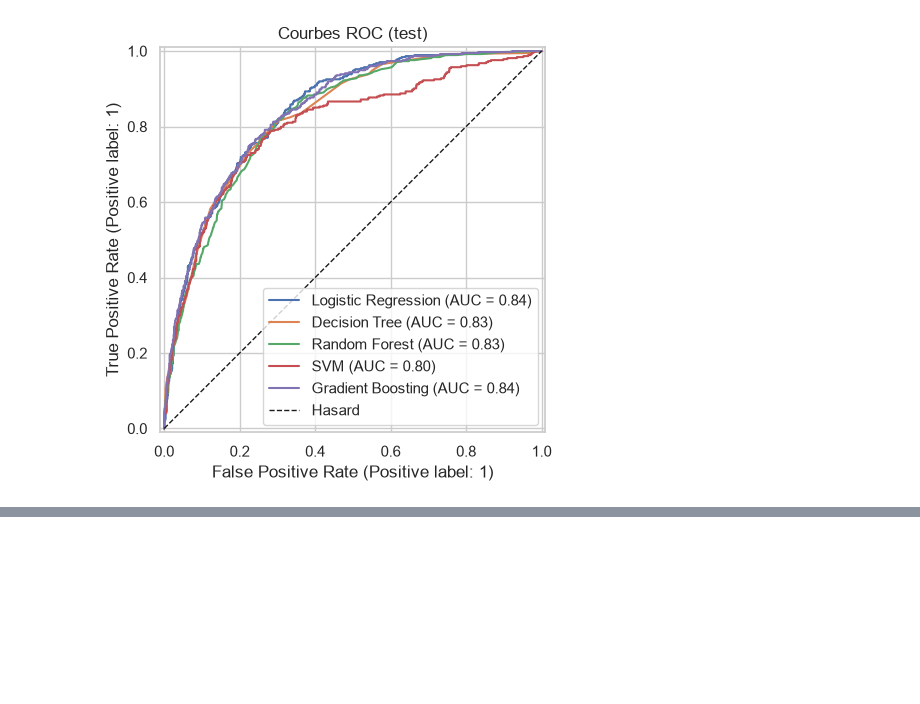
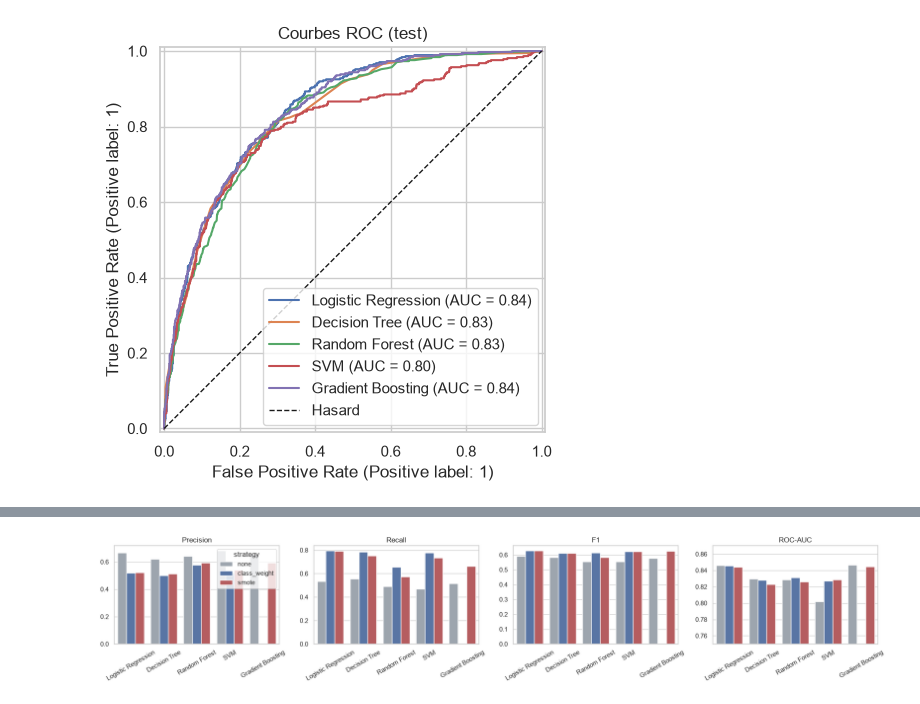
Before and after one commit to mohamed-elhamdaoui/Telecom-Churn-ML, a Jupyter notebook: notebooks/03_classification_5_modeles.ipynb, the cells around one changed output, grey strips where cells are left out. Cells and saved outputs as stored; diff of their text form; code cells hidden in the pictures; blank space fills up the shorter version.

```diff
--- a/notebooks/03_classification_5_modeles.ipynb
+++ b/notebooks/03_classification_5_modeles.ipynb
@@ -125,0 +204,12 @@ plot_roc(fitted, X_test, y_test)
+# %%
+rows = []
+for name in MODEL_NAMES:
+    res = cv_scores(build_pipeline(name, "smote"), X_train, y_train, cv)
+    res["model"] = name
+    rows.append(res)
+cv_smote = pd.DataFrame(rows).set_index("model")
+
+print("SMOTE (validation croisée)")
+display(cv_smote[cols].round(3))
+print("Différence par rapport à la section 3 ('none')")
+display((cv_smote[cols] - cv_table[cols]).round(3))
@@ -125,0 +241,8 @@ plot_roc(fitted, X_test, y_test)
+# %%
+all_cv = pd.concat([cv_table.assign(strategy="none"),
+                    cv_cw.assign(strategy="class_weight"),
+                    cv_smote.assign(strategy="smote")]).reset_index()
+order = ["none", "class_weight", "smote"]
+
+summary = pd.concat({m: all_cv.pivot(index="model", columns="strategy", values=m)[order] for m in cols}, axis=1)
+summary.round(3)
@@ -125,0 +258,11 @@ plot_roc(fitted, X_test, y_test)
+# %%
+fig, axes = plt.subplots(1, 4, figsize=(19, 3.8))
+for ax, metric, title in zip(axes, cols, ["Precision", "Recall", "F1", "ROC-AUC"]):
+    sns.barplot(data=all_cv, x="model", y=metric, hue="strategy", hue_order=order, ax=ax,
+                palette={"none": "#9AA5B1", "class_weight": "#4C72B0", "smote": "#C44E52"})
+    ax.set_title(title); ax.set_xlabel(""); ax.set_ylabel(""); ax.tick_params(axis="x", rotation=30)
+    if metric == "roc_auc": ax.set_ylim(0.75, 0.87)
+    if metric != "precision": ax.get_legend().remove()
+plt.tight_layout(); plt.show()
+# %% [output]
+[figure, added]
```
Also changed, not shown: parts of 30 cells of this notebook.
